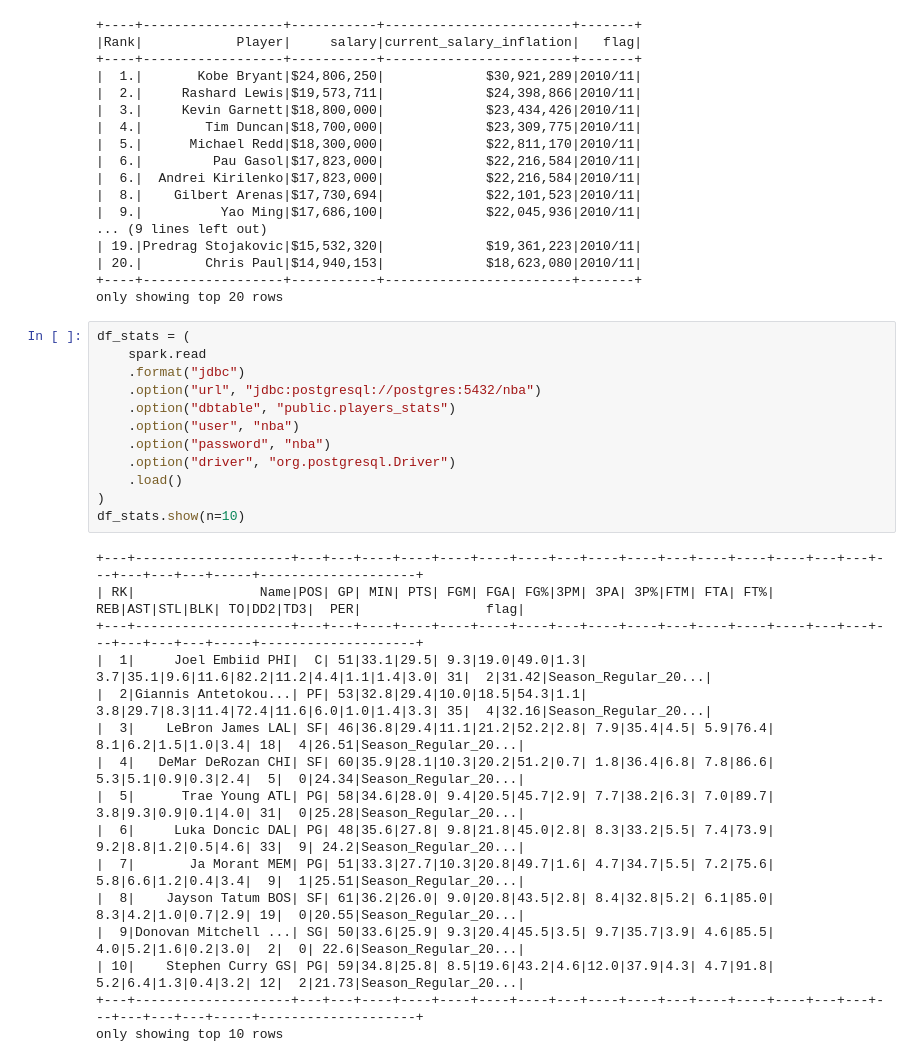
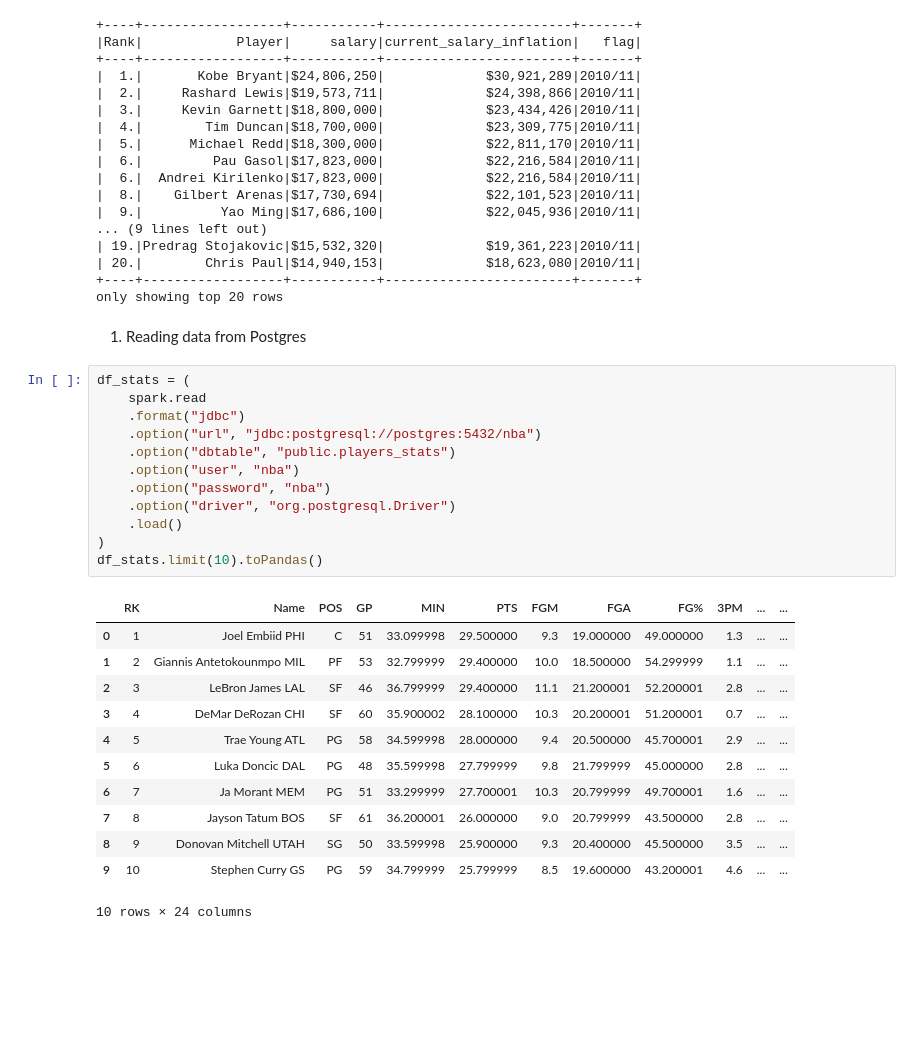
Before and after one commit to tomekmatuszewski/NBA_players_clustering, a Jupyter notebook: notebooks/read_postgres.ipynb, the cells around one changed output. Cells and saved outputs as stored; diff of their text form; blank space fills up the shorter version.

```diff
--- a/notebooks/read_postgres.ipynb
+++ b/notebooks/read_postgres.ipynb
@@ -71,31 +74,30 @@ df_salaries.show()
 | 20.|        Chris Paul|$14,940,153|             $18,623,080|2010/11|
 +----+------------------+-----------+------------------------+-------+
 only showing top 20 rows
+# %% [markdown]
+1. Reading data from Postgres
 # %%
 df_stats = (
     spark.read
     .format("jdbc")
     .option("url", "jdbc:postgresql://postgres:5432/nba")
     .option("dbtable", "public.players_stats")
     .option("user", "nba")
     .option("password", "nba")
     .option("driver", "org.postgresql.Driver")
     .load()
 )
-df_stats.show(n=10)
+df_stats.limit(10).toPandas()
 # %% [output]
+|  | RK | Name | POS | GP | MIN | PTS | FGM | FGA | FG% | 3PM | ... | ... |
+| 0 | 1 | Joel Embiid PHI | C | 51 | 33.099998 | 29.500000 | 9.3 | 19.000000 | 49.000000 | 1.3 | ... | ... |
+| 1 | 2 | Giannis Antetokounmpo MIL | PF | 53 | 32.799999 | 29.400000 | 10.0 | 18.500000 | 54.299999 | 1.1 | ... | ... |
+| 2 | 3 | LeBron James LAL | SF | 46 | 36.799999 | 29.400000 | 11.1 | 21.200001 | 52.200001 | 2.8 | ... | ... |
+| 3 | 4 | DeMar DeRozan CHI | SF | 60 | 35.900002 | 28.100000 | 10.3 | 20.200001 | 51.200001 | 0.7 | ... | ... |
+| 4 | 5 | Trae Young ATL | PG | 58 | 34.599998 | 28.000000 | 9.4 | 20.500000 | 45.700001 | 2.9 | ... | ... |
+| 5 | 6 | Luka Doncic DAL | PG | 48 | 35.599998 | 27.799999 | 9.8 | 21.799999 | 45.000000 | 2.8 | ... | ... |
+| 6 | 7 | Ja Morant MEM | PG | 51 | 33.299999 | 27.700001 | 10.3 | 20.799999 | 49.700001 | 1.6 | ... | ... |
+| 7 | 8 | Jayson Tatum BOS | SF | 61 | 36.200001 | 26.000000 | 9.0 | 20.799999 | 43.500000 | 2.8 | ... | ... |
+| 8 | 9 | Donovan Mitchell UTAH | SG | 50 | 33.599998 | 25.900000 | 9.3 | 20.400000 | 45.500000 | 3.5 | ... | ... |
+| 9 | 10 | Stephen Curry GS | PG | 59 | 34.799999 | 25.799999 | 8.5 | 19.600000 | 43.200001 | 4.6 | ... | ... |
-+---+--------------------+---+---+----+----+----+----+----+---+----+----+---+----+----+----+---+---+---+---+---+---+-----+--------------------+
-| RK|                Name|POS| GP| MIN| PTS| FGM| FGA| FG%|3PM| 3PA| 3P%|FTM| FTA| FT%| REB|AST|STL|BLK| TO|DD2|TD3|  PER|                flag|
-+---+--------------------+---+---+----+----+----+----+----+---+----+----+---+----+----+----+---+---+---+---+---+---+-----+--------------------+
-|  1|     Joel Embiid PHI|  C| 51|33.1|29.5| 9.3|19.0|49.0|1.3| 3.7|35.1|9.6|11.6|82.2|11.2|4.4|1.1|1.4|3.0| 31|  2|31.42|Season_Regular_20...|
-|  2|Giannis Antetokou...| PF| 53|32.8|29.4|10.0|18.5|54.3|1.1| 3.8|29.7|8.3|11.4|72.4|11.6|6.0|1.0|1.4|3.3| 35|  4|32.16|Season_Regular_20...|
-|  3|    LeBron James LAL| SF| 46|36.8|29.4|11.1|21.2|52.2|2.8| 7.9|35.4|4.5| 5.9|76.4| 8.1|6.2|1.5|1.0|3.4| 18|  4|26.51|Season_Regular_20...|
-|  4|   DeMar DeRozan CHI| SF| 60|35.9|28.1|10.3|20.2|51.2|0.7| 1.8|36.4|6.8| 7.8|86.6| 5.3|5.1|0.9|0.3|2.4|  5|  0|24.34|Season_Regular_20...|
-|  5|      Trae Young ATL| PG| 58|34.6|28.0| 9.4|20.5|45.7|2.9| 7.7|38.2|6.3| 7.0|89.7| 3.8|9.3|0.9|0.1|4.0| 31|  0|25.28|Season_Regular_20...|
-|  6|     Luka Doncic DAL| PG| 48|35.6|27.8| 9.8|21.8|45.0|2.8| 8.3|33.2|5.5| 7.4|73.9| 9.2|8.8|1.2|0.5|4.6| 33|  9| 24.2|Season_Regular_20...|
-|  7|       Ja Morant MEM| PG| 51|33.3|27.7|10.3|20.8|49.7|1.6| 4.7|34.7|5.5| 7.2|75.6| 5.8|6.6|1.2|0.4|3.4|  9|  1|25.51|Season_Regular_20...|
-|  8|    Jayson Tatum BOS| SF| 61|36.2|26.0| 9.0|20.8|43.5|2.8| 8.4|32.8|5.2| 6.1|85.0| 8.3|4.2|1.0|0.7|2.9| 19|  0|20.55|Season_Regular_20...|
-|  9|Donovan Mitchell ...| SG| 50|33.6|25.9| 9.3|20.4|45.5|3.5| 9.7|35.7|3.9| 4.6|85.5| 4.0|5.2|1.6|0.2|3.0|  2|  0| 22.6|Season_Regular_20...|
-| 10|    Stephen Curry GS| PG| 59|34.8|25.8| 8.5|19.6|43.2|4.6|12.0|37.9|4.3| 4.7|91.8| 5.2|6.4|1.3|0.4|3.2| 12|  2|21.73|Season_Regular_20...|
-+---+--------------------+---+---+----+----+----+----+----+---+----+----+---+----+----+----+---+---+---+---+---+---+-----+--------------------+
-only showing top 10 rows
+10 rows × 24 columns
```
Also changed, not shown: parts of 8 cells of this notebook, 2 other files.
